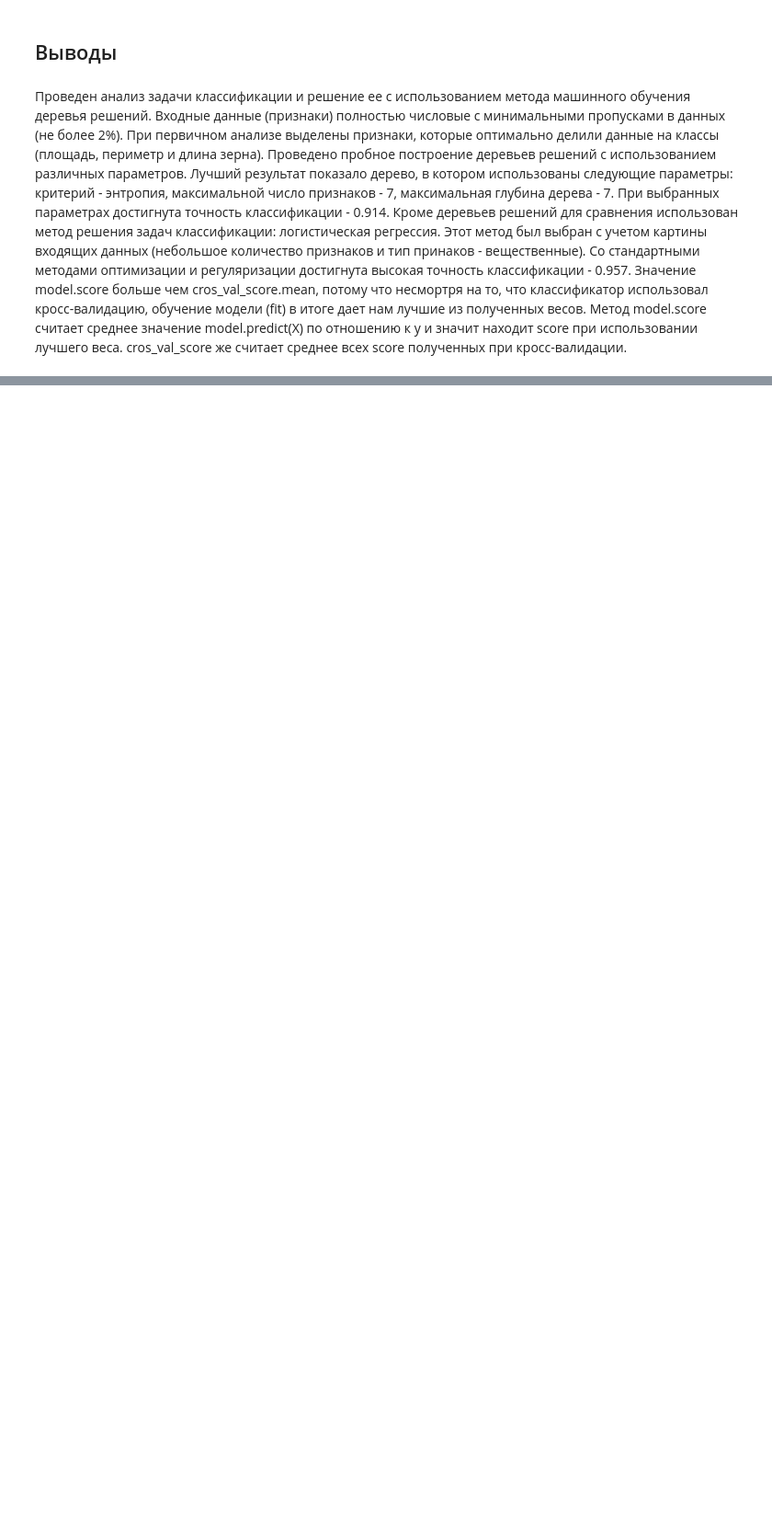
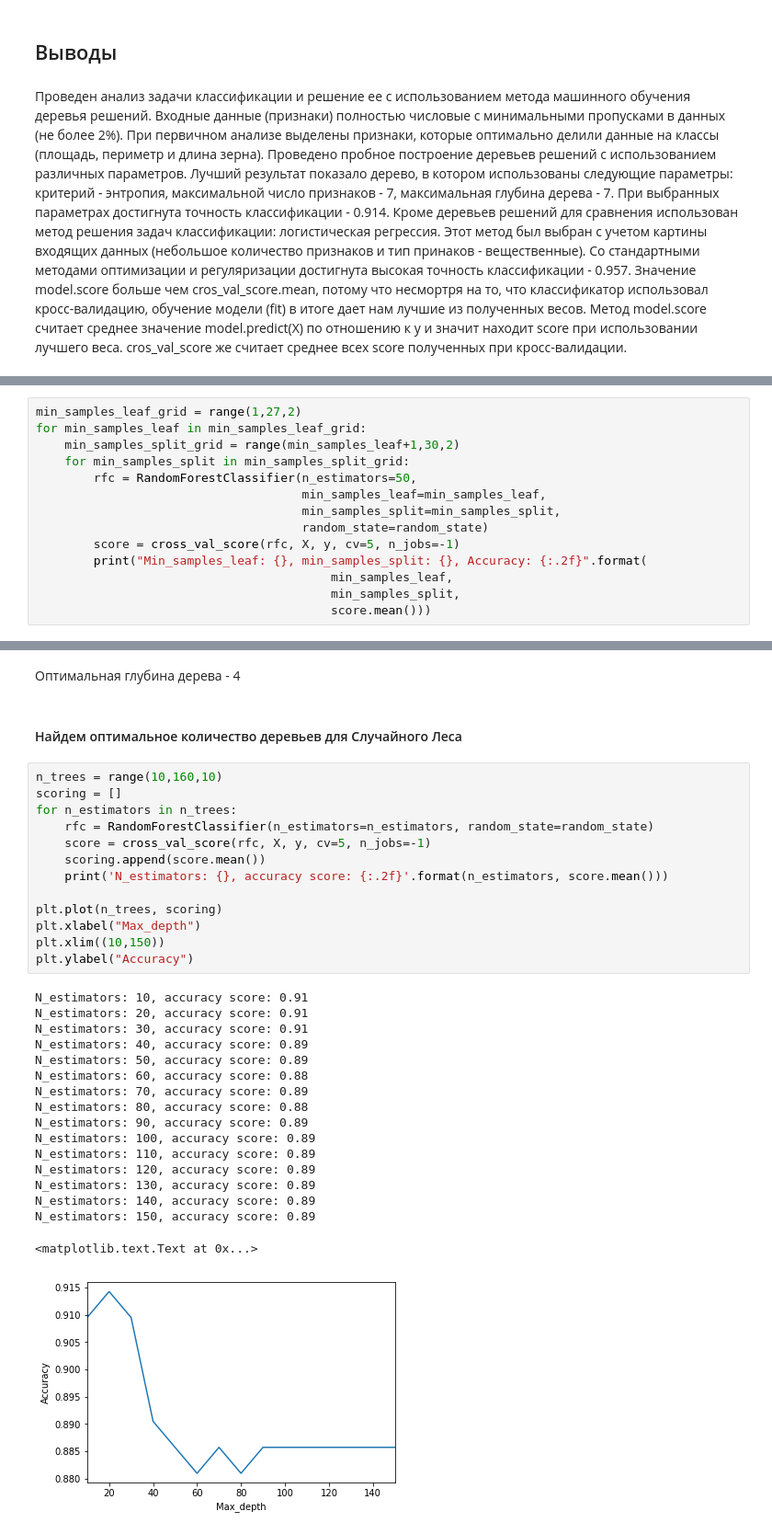
Before and after one commit to ademyanchuk/IntellSys, a Jupyter notebook: Lesson 1/Варианты/Вариант 8/Lab1.ipynb, the cells around one changed output, grey strips where cells are left out. Shown: that part at 92% size. Saved outputs shown, nothing was run; the diff lists cells and outputs as text; blank space fills up the shorter version.

```diff
--- a/Lesson 1/Варианты/Вариант 8/Lab1.ipynb
+++ b/Lesson 1/Варианты/Вариант 8/Lab1.ipynb
@@ -391,0 +427,14 @@ array([ 0.97619048,  1.        ,  0.95238095,  0.95238095,  0.9047619 ])
+# %%
+min_samples_leaf_grid = range(1,27,2)
+for min_samples_leaf in min_samples_leaf_grid:
+    min_samples_split_grid = range(min_samples_leaf+1,30,2)
+    for min_samples_split in min_samples_split_grid:
+        rfc = RandomForestClassifier(n_estimators=50,
+                                     min_samples_leaf=min_samples_leaf,
+                                     min_samples_split=min_samples_split,
+                                     random_state=random_state)
+        score = cross_val_score(rfc, X, y, cv=5, n_jobs=-1)
+        print("Min_samples_leaf: {}, min_samples_split: {}, Accuracy: {:.2f}".format(
+                                         min_samples_leaf,
+                                         min_samples_split,
+                                         score.mean()))
@@ -391,0 +540,35 @@ array([ 0.97619048,  1.        ,  0.95238095,  0.95238095,  0.9047619 ])
+# %% [markdown]
+Оптимальная глубина дерева - 4
+# %% [markdown]
+#### Найдем оптимальное количество деревьев для Случайного Леса
+# %%
+n_trees = range(10,160,10)
+scoring = []
+for n_estimators in n_trees:
+    rfc = RandomForestClassifier(n_estimators=n_estimators, random_state=random_state)
+    score = cross_val_score(rfc, X, y, cv=5, n_jobs=-1)
+    scoring.append(score.mean())
+    print('N_estimators: {}, accuracy score: {:.2f}'.format(n_estimators, score.mean()))
+
+plt.plot(n_trees, scoring)
+plt.xlabel("Max_depth")
+plt.xlim((10,150))
+plt.ylabel("Accuracy")
+# %% [output]
+N_estimators: 10, accuracy score: 0.91
+N_estimators: 20, accuracy score: 0.91
+N_estimators: 30, accuracy score: 0.91
+N_estimators: 40, accuracy score: 0.89
+N_estimators: 50, accuracy score: 0.89
+N_estimators: 60, accuracy score: 0.88
+N_estimators: 70, accuracy score: 0.89
+N_estimators: 80, accuracy score: 0.88
+N_estimators: 90, accuracy score: 0.89
+N_estimators: 100, accuracy score: 0.89
+N_estimators: 110, accuracy score: 0.89
+N_estimators: 120, accuracy score: 0.89
+N_estimators: 130, accuracy score: 0.89
+N_estimators: 140, accuracy score: 0.89
+N_estimators: 150, accuracy score: 0.89
+<matplotlib.text.Text at 0x...>
+[figure, added]
```
Also changed, not shown: parts of 27 cells of this notebook.
